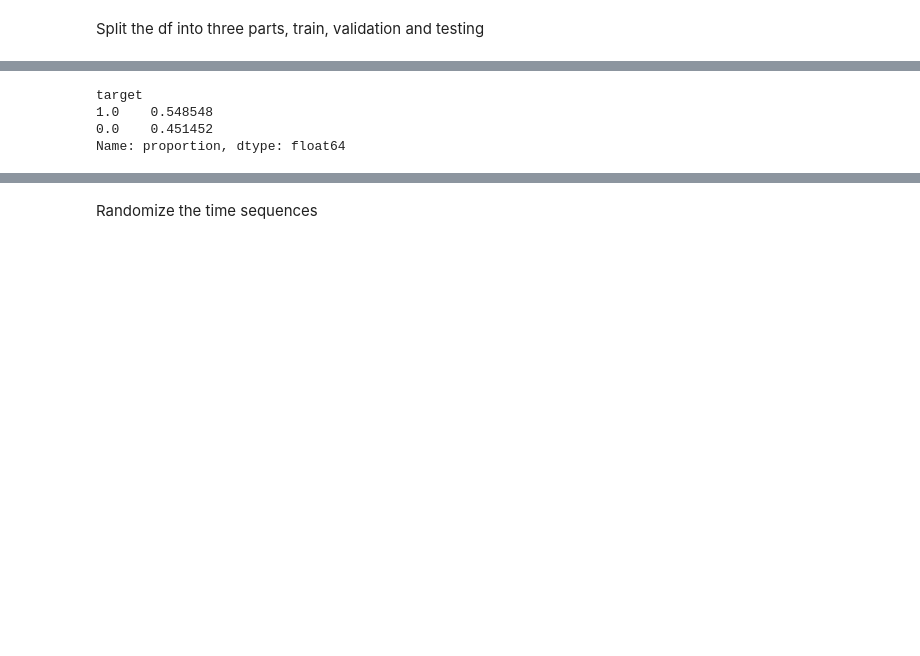
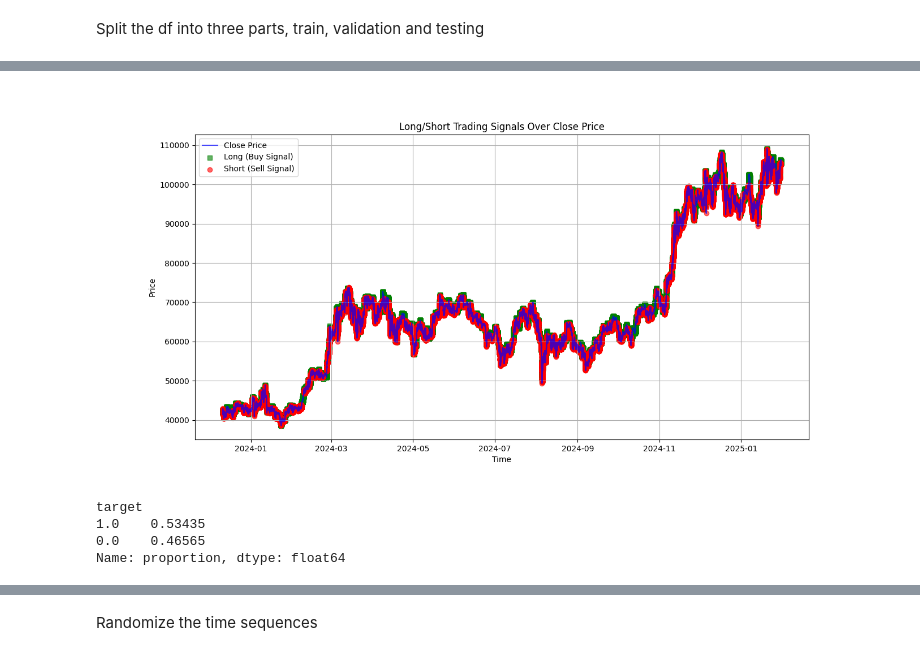
Before and after one commit to eycewind/binbot, a Jupyter notebook: linear-ema-long-short.ipynb, the cells around one changed output, grey strips where cells are left out. Cells and saved outputs as stored; diff of their text form; code cells hidden in the pictures; blank space fills up the shorter version.

Commit message:
Trying to make long/short model

```diff
--- a/linear-ema-long-short.ipynb
+++ b/linear-ema-long-short.ipynb
@@ -45,9 +44,9 @@ api_key = os.getenv("BINANCE_API_KEY")
 
 # Create Binance client & initialize it
 pair = "BTCUSDT"
-time_delta = 12
+time_delta = 60
 db_name = pair + "_1min_" + str(time_delta) + "weeks.db"
-db_name = "BTCUSDT_1min_dry_run.db"             # For dry run testing
+# db_name = "BTCUSDT_1min_dry_run.db"             # For dry run testing
 binance_client = BinanceClient(db_name)
 binance_client.set_interval("1m")
 batch_feature = BatchFeatures()
@@ -164,10 +182,10 @@ def label_long_short(df, price_column="close", change_threshold=0.5, window=5):
 # %%
 # Define parameters
 change_threshold = 0.5  # 0.5% price change threshold
-window = 5  # 5-minute lookahead
+window = 5 # 5-minute lookahead
 
 # Apply labeling
-df = label_long_short(df, change_threshold=change_threshold, window=window)
+df = label_long_short(df, price_column="macd_fast", change_threshold=change_threshold, window=window)
 df.dropna(subset=['target'], inplace=True)
 
 # # Check label distribution
@@ -252,7 +219,50 @@ joblib.dump(scaler, 'lstm_ema_scaler_long_short.pkl')
+# %%
+import matplotlib.pyplot as plt
+
+# Ensure timestamps are sorted
+df_refined = df.sort_index()
+
+# Identify Long (Buy) and Short (Sell) trade signals
+long_trades = df_refined[df_refined["target"] == 1]
+short_trades = df_refined[df_refined["target"] == 0]
+
+# Plot Close Price
+plt.figure(figsize=(14, 7))
+plt.plot(df_refined.index, df_refined["close"], label="Close Price", color="blue", alpha=0.7)
+
+# Plot Long (Buy) Signals
+plt.scatter(
+    long_trades.index,
+    long_trades["close"],
+    label="Long (Buy Signal)",
+    color="green",
+    marker="s",
+    alpha=0.6
+)
+
+# Plot Short (Sell) Signals
+plt.scatter(
+    short_trades.index,
+    short_trades["close"],
+    label="Short (Sell Signal)",
+    color="red",
+    marker="o",
+    alpha=0.6
+)
+
+# Add labels, title, legend, and grid
+plt.title("Long/Short Trading Signals Over Close Price")
+plt.xlabel("Time")
+plt.ylabel("Price")
+plt.legend()
+plt.grid(True)
+plt.show()
+# %% [output]
+[figure, added]
 # %%
 print(y.value_counts(normalize=True))
 # %% [output]
 target
-1.0    0.548548
-0.0    0.451452
+1.0    0.53435
+0.0    0.46565
 Name: proportion, dtype: float64
```
Also changed, not shown: parts of 17 cells of this notebook, 3 other files.
